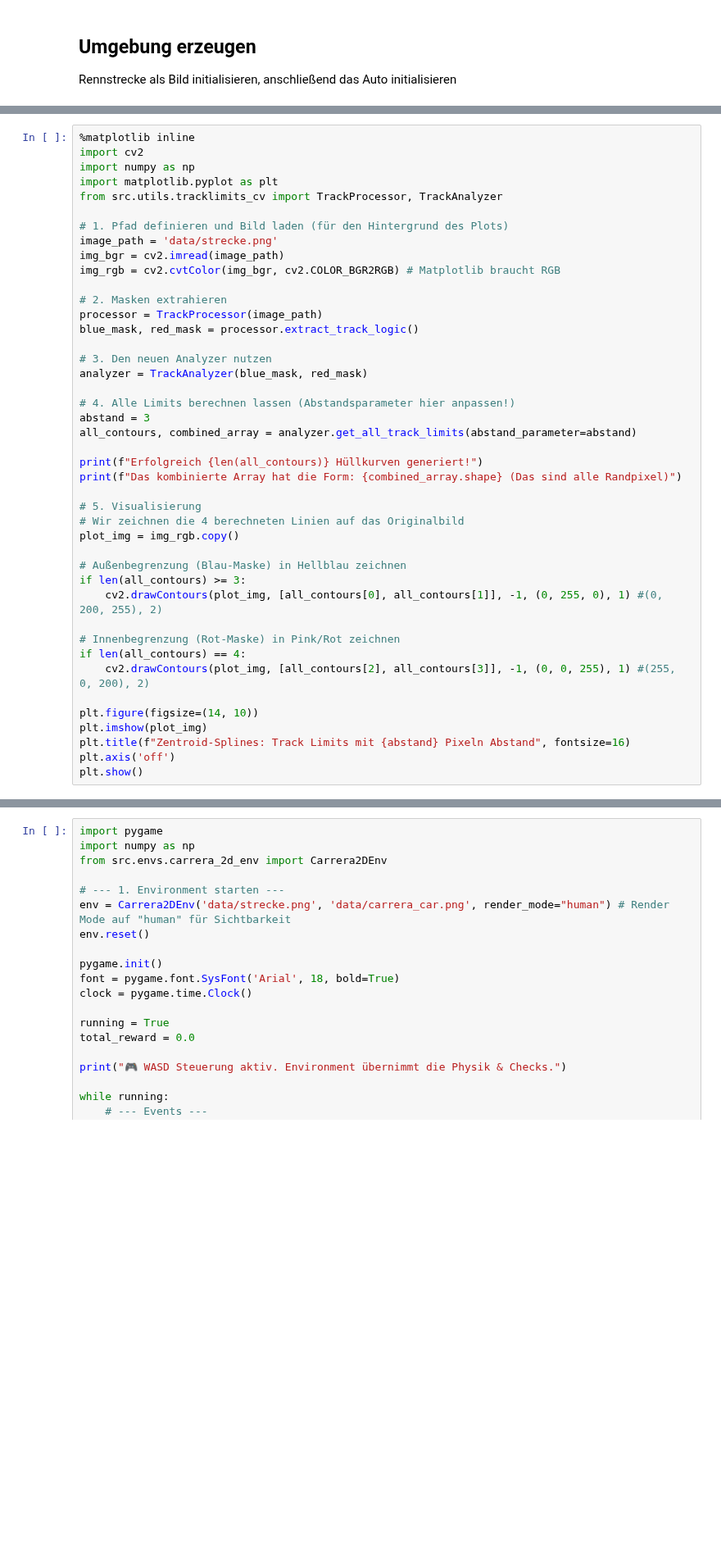
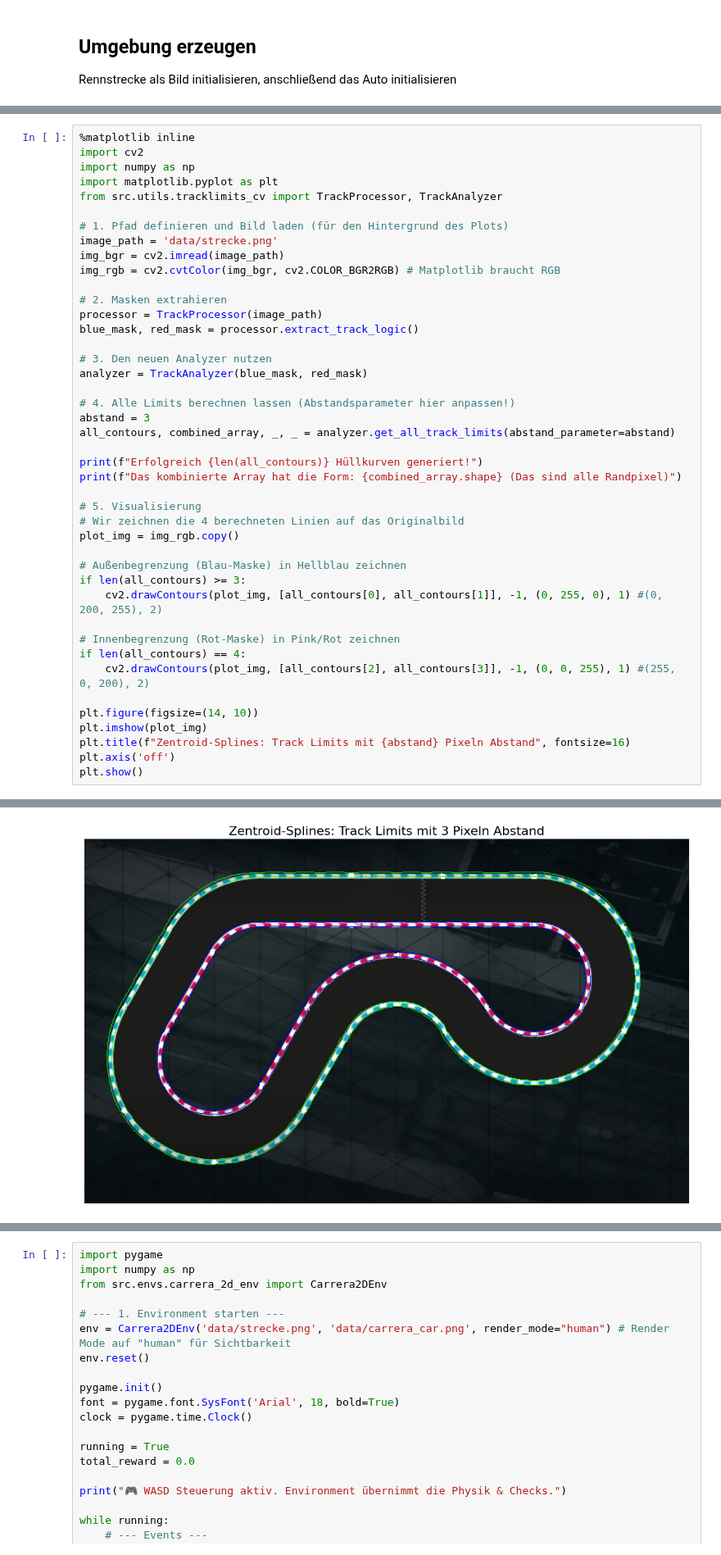
Before and after one commit to magnusneumann/carrera_rl, a Jupyter notebook: Notebook_prototyping.ipynb, the cells around one changed output, grey strips where cells are left out. Shown at 82% size. Saved outputs shown, nothing was run; the diff lists cells and outputs as text; blank space fills up the shorter version.

```diff
--- a/Notebook_prototyping.ipynb
+++ b/Notebook_prototyping.ipynb
@@ -188,7 +201,7 @@ analyzer = TrackAnalyzer(blue_mask, red_mask)
 
 # 4. Alle Limits berechnen lassen (Abstandsparameter hier anpassen!)
 abstand = 3
-all_contours, combined_array = analyzer.get_all_track_limits(abstand_parameter=abstand)
+all_contours, combined_array, _, _ = analyzer.get_all_track_limits(abstand_parameter=abstand)
 
 print(f"Erfolgreich {len(all_contours)} Hüllkurven generiert!")
 print(f"Das kombinierte Array hat die Form: {combined_array.shape} (Das sind alle Randpixel)")
@@ -210,3 +223,4 @@ plt.imshow(plot_img)
 plt.title(f"Zentroid-Splines: Track Limits mit {abstand} Pixeln Abstand", fontsize=16)
 plt.axis('off')
 plt.show()
+# %% [output]
@@ -213 +230,2 @@ plt.show()
+[figure, added]
 # %% [markdown]
```
Also changed, not shown: parts of 31 cells of this notebook, 3 other files.
